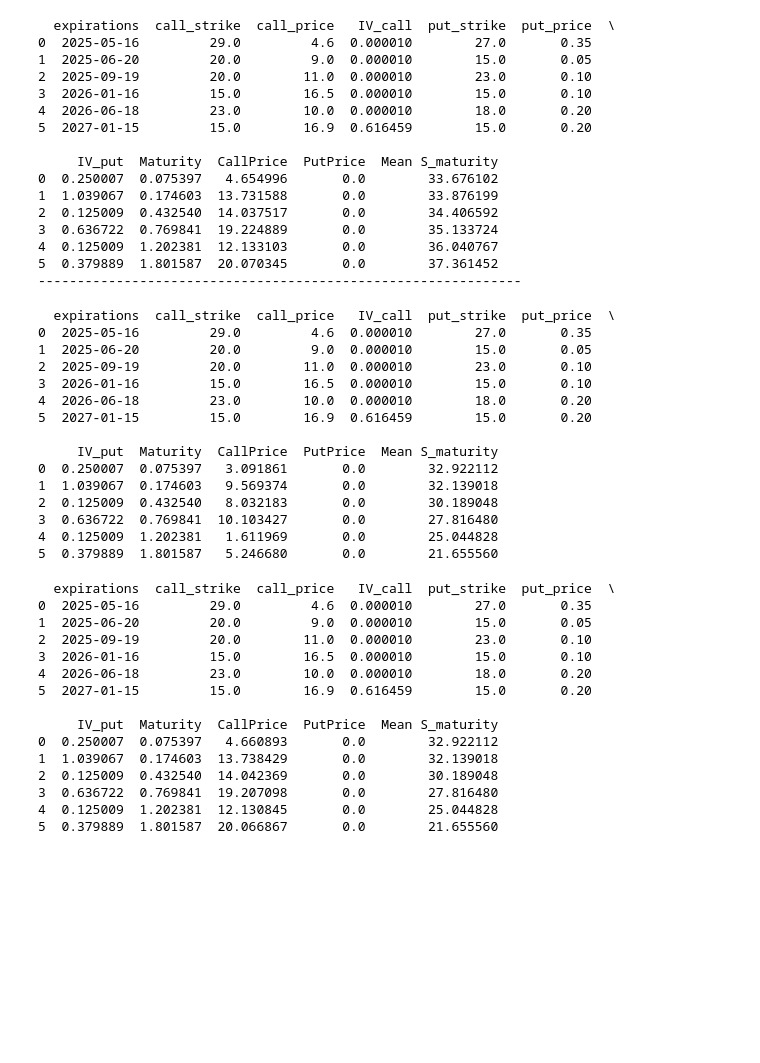
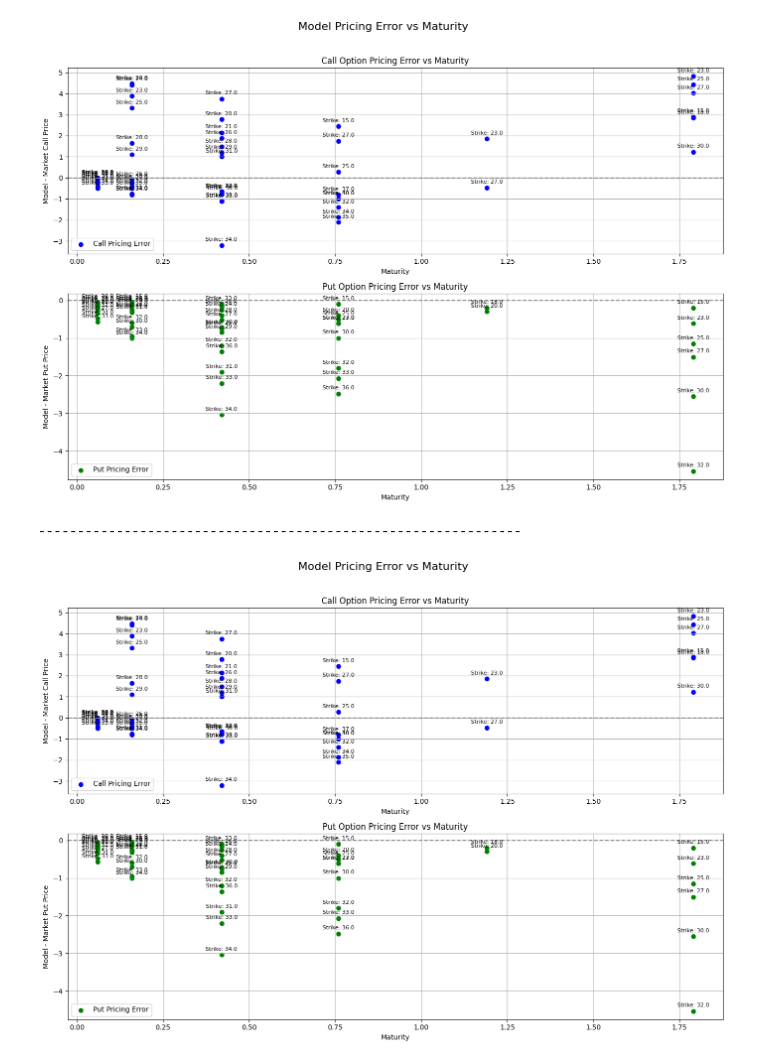
Before and after one commit to unmesh1993/Pricing-derivatives, a Jupyter notebook: main_complete_notebook.ipynb, the cells around one changed output. Saved outputs shown, nothing was run; the diff lists cells and outputs as text; code cells hidden in the pictures; blank space fills up the shorter version.

```diff
--- a/main_complete_notebook.ipynb
+++ b/main_complete_notebook.ipynb
@@ -827,56 +1153,12 @@ Annual mu (sigma) = 11.18% ± 24.27%
 # %%
-predictor.run_mcmc(npath=1000, model_type='GBM')
+sd_models = ['GBM', 'Merton', 'BinomialTree']
+
+predictor.run_sde(model_type='GBM')
 
 print ('--------------------------------------------------------------')
 
-predictor.run_mcmc(npath=1000, model_type='BinomialTree')
+predictor.run_mcmc(npath=100, model_type='GBM')
 # %% [output]
+[figure, added]
-  expirations  call_strike  call_price   IV_call  put_strike  put_price  \
-0  2025-05-16         29.0         4.6  0.000010        27.0       0.35
-1  2025-06-20         20.0         9.0  0.000010        15.0       0.05
-2  2025-09-19         20.0        11.0  0.000010        23.0       0.10
-3  2026-01-16         15.0        16.5  0.000010        15.0       0.10
-4  2026-06-18         23.0        10.0  0.000010        18.0       0.20
-5  2027-01-15         15.0        16.9  0.616459        15.0       0.20
-
-     IV_put  Maturity  CallPrice  PutPrice  Mean S_maturity
-0  0.250007  0.075397   4.654996       0.0        33.676102
-1  1.039067  0.174603  13.731588       0.0        33.876199
-2  0.125009  0.432540  14.037517       0.0        34.406592
-3  0.636722  0.769841  19.224889       0.0        35.133724
-4  0.125009  1.202381  12.133103       0.0        36.040767
-5  0.379889  1.801587  20.070345       0.0        37.361452
 --------------------------------------------------------------
-  expirations  call_strike  call_price   IV_call  put_strike  put_price  \
-0  2025-05-16         29.0         4.6  0.000010        27.0       0.35
-1  2025-06-20         20.0         9.0  0.000010        15.0       0.05
-2  2025-09-19         20.0        11.0  0.000010        23.0       0.10
-3  2026-01-16         15.0        16.5  0.000010        15.0       0.10
-4  2026-06-18         23.0        10.0  0.000010        18.0       0.20
-5  2027-01-15         15.0        16.9  0.616459        15.0       0.20
-
-     IV_put  Maturity  CallPrice  PutPrice  Mean S_maturity
-0  0.250007  0.075397   3.091861       0.0        32.922112
-1  1.039067  0.174603   9.569374       0.0        32.139018
-2  0.125009  0.432540   8.032183       0.0        30.189048
-3  0.636722  0.769841  10.103427       0.0        27.816480
-4  0.125009  1.202381   1.611969       0.0        25.044828
-5  0.379889  1.801587   5.246680       0.0        21.655560
+[figure, added]
-# %%
-predictor.run_sde(model_type='GBM')
-# %% [output]
-  expirations  call_strike  call_price   IV_call  put_strike  put_price  \
-0  2025-05-16         29.0         4.6  0.000010        27.0       0.35
-1  2025-06-20         20.0         9.0  0.000010        15.0       0.05
-2  2025-09-19         20.0        11.0  0.000010        23.0       0.10
-3  2026-01-16         15.0        16.5  0.000010        15.0       0.10
-4  2026-06-18         23.0        10.0  0.000010        18.0       0.20
-5  2027-01-15         15.0        16.9  0.616459        15.0       0.20
-
-     IV_put  Maturity  CallPrice  PutPrice  Mean S_maturity
-0  0.250007  0.075397   4.660893       0.0        32.922112
-1  1.039067  0.174603  13.738429       0.0        32.139018
-2  0.125009  0.432540  14.042369       0.0        30.189048
-3  0.636722  0.769841  19.207098       0.0        27.816480
-4  0.125009  1.202381  12.130845       0.0        25.044828
-5  0.379889  1.801587  20.066867       0.0        21.655560
```
Also changed, not shown: parts of 13 cells of this notebook.
